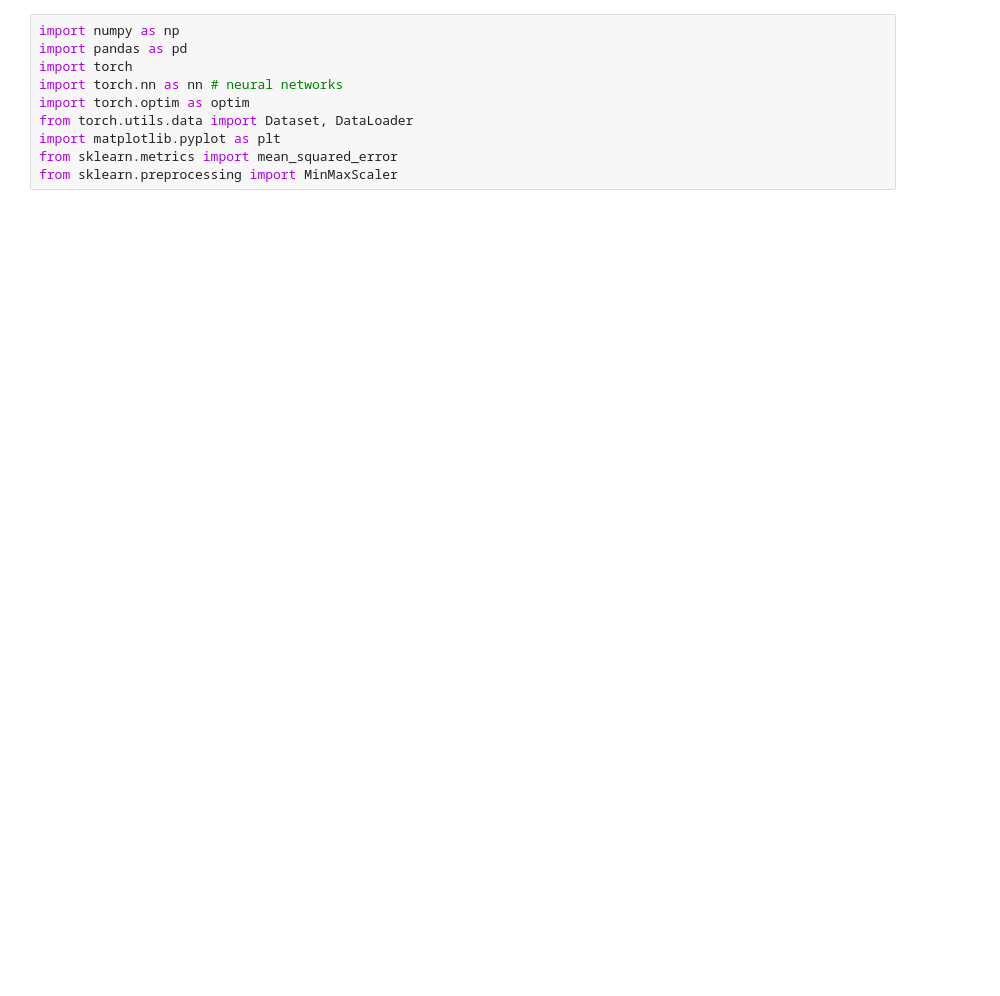
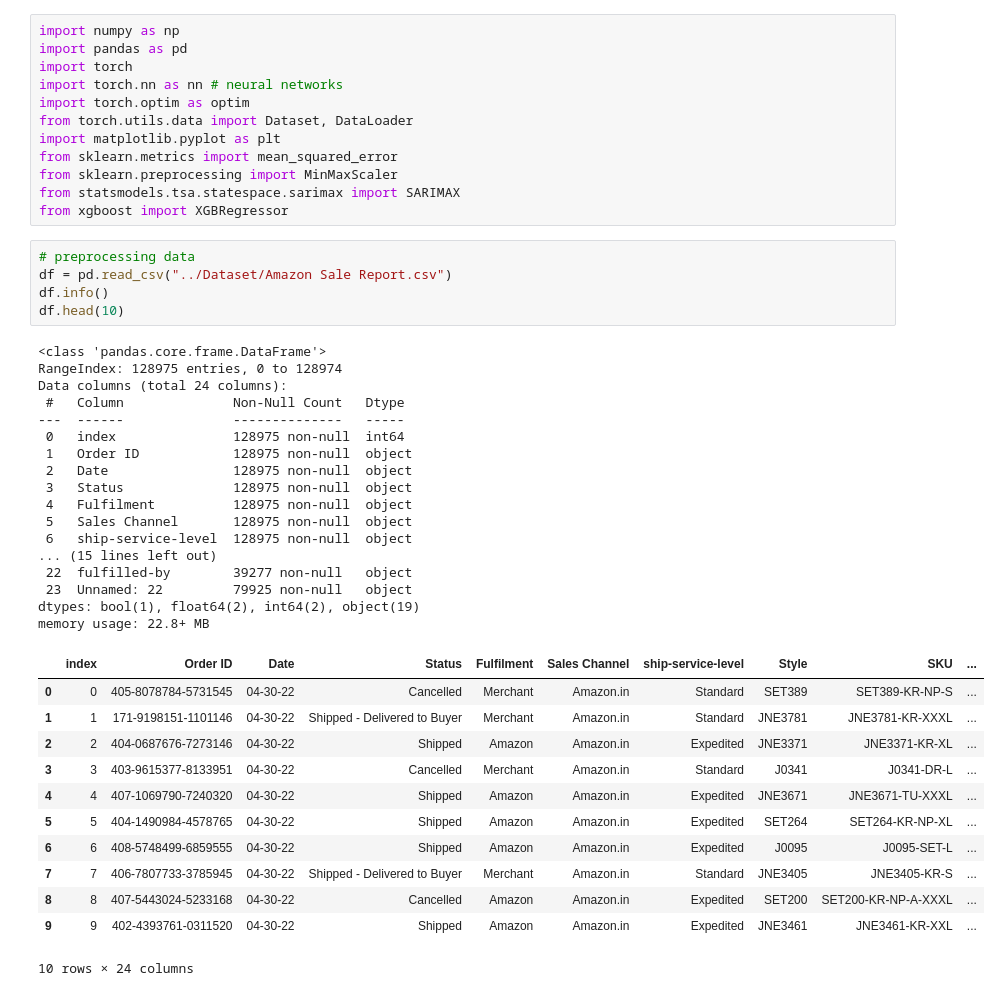
Before and after one commit to vibhorjoshi/ML-ProjectKart, a Jupyter notebook: Supply Chain Demand Forecasting/Model/supply_chain_demand_forecasting.ipynb, the cells around one changed output. Saved outputs shown, nothing was run; the diff lists cells and outputs as text; blank space fills up the shorter version.

```diff
--- a/Supply Chain Demand Forecasting/Model/supply_chain_demand_forecasting.ipynb
+++ b/Supply Chain Demand Forecasting/Model/supply_chain_demand_forecasting.ipynb
@@ -8,3 +8,40 @@ from torch.utils.data import Dataset, DataLoader
 import matplotlib.pyplot as plt
 from sklearn.metrics import mean_squared_error
 from sklearn.preprocessing import MinMaxScaler
+from statsmodels.tsa.statespace.sarimax import SARIMAX
+from xgboost import XGBRegressor
+# %%
+# preprocessing data
+df = pd.read_csv("../Dataset/Amazon Sale Report.csv")
+df.info()
+df.head(10)
+# %% [output]
+<class 'pandas.core.frame.DataFrame'>
+RangeIndex: 128975 entries, 0 to 128974
+Data columns (total 24 columns):
+ #   Column              Non-Null Count   Dtype
+---  ------              --------------   -----
+ 0   index               128975 non-null  int64
+ 1   Order ID            128975 non-null  object
+ 2   Date                128975 non-null  object
+ 3   Status              128975 non-null  object
+ 4   Fulfilment          128975 non-null  object
+ 5   Sales Channel       128975 non-null  object
+ 6   ship-service-level  128975 non-null  object
+... (15 lines left out)
+ 22  fulfilled-by        39277 non-null   object
+ 23  Unnamed: 22         79925 non-null   object
+dtypes: bool(1), float64(2), int64(2), object(19)
+memory usage: 22.8+ MB
+|  | index | Order ID | Date | Status | Fulfilment | Sales Channel | ship-service-level | Style | SKU | ... |
+| 0 | 0 | 405-8078784-5731545 | 04-30-22 | Cancelled | Merchant | Amazon.in | Standard | SET389 | SET389-KR-NP-S | ... |
+| 1 | 1 | 171-9198151-1101146 | 04-30-22 | Shipped - Delivered to Buyer | Merchant | Amazon.in | Standard | JNE3781 | JNE3781-KR-XXXL | ... |
+| 2 | 2 | 404-0687676-7273146 | 04-30-22 | Shipped | Amazon | Amazon.in | Expedited | JNE3371 | JNE3371-KR-XL | ... |
+| 3 | 3 | 403-9615377-8133951 | 04-30-22 | Cancelled | Merchant | Amazon.in | Standard | J0341 | J0341-DR-L | ... |
+| 4 | 4 | 407-1069790-7240320 | 04-30-22 | Shipped | Amazon | Amazon.in | Expedited | JNE3671 | JNE3671-TU-XXXL | ... |
+| 5 | 5 | 404-1490984-4578765 | 04-30-22 | Shipped | Amazon | Amazon.in | Expedited | SET264 | SET264-KR-NP-XL | ... |
+| 6 | 6 | 408-5748499-6859555 | 04-30-22 | Shipped | Amazon | Amazon.in | Expedited | J0095 | J0095-SET-L | ... |
+| 7 | 7 | 406-7807733-3785945 | 04-30-22 | Shipped - Delivered to Buyer | Merchant | Amazon.in | Standard | JNE3405 | JNE3405-KR-S | ... |
+| 8 | 8 | 407-5443024-5233168 | 04-30-22 | Cancelled | Amazon | Amazon.in | Expedited | SET200 | SET200-KR-NP-A-XXXL | ... |
+| 9 | 9 | 402-4393761-0311520 | 04-30-22 | Shipped | Amazon | Amazon.in | Expedited | JNE3461 | JNE3461-KR-XXL | ... |
+10 rows × 24 columns
```
Also changed, not shown: parts of 9 cells of this notebook.
